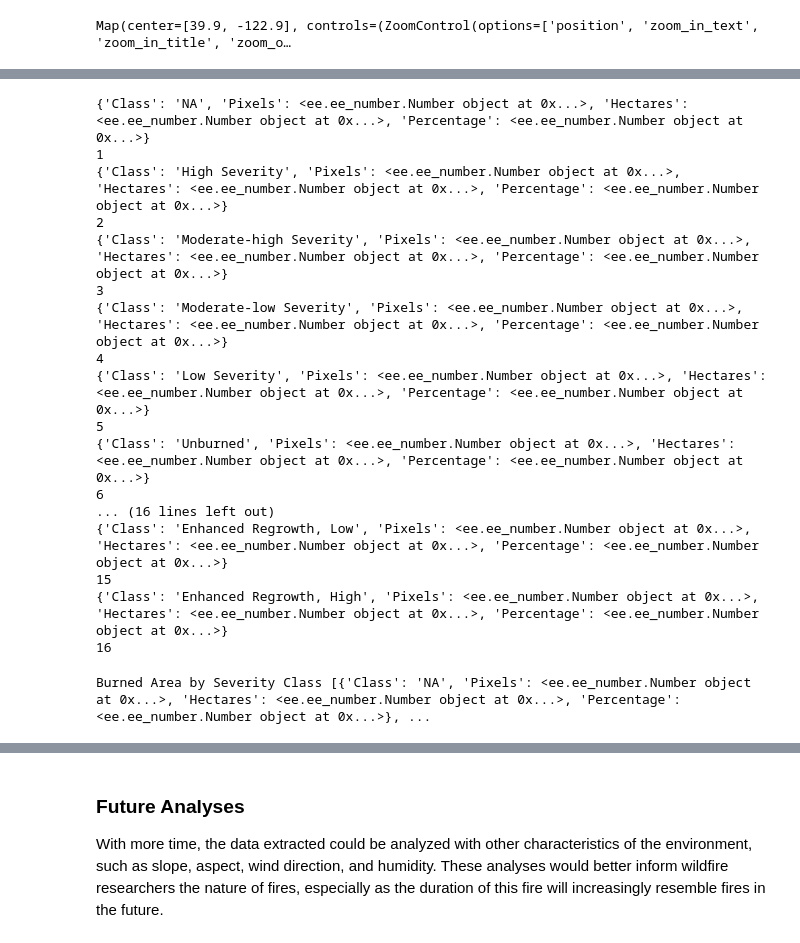
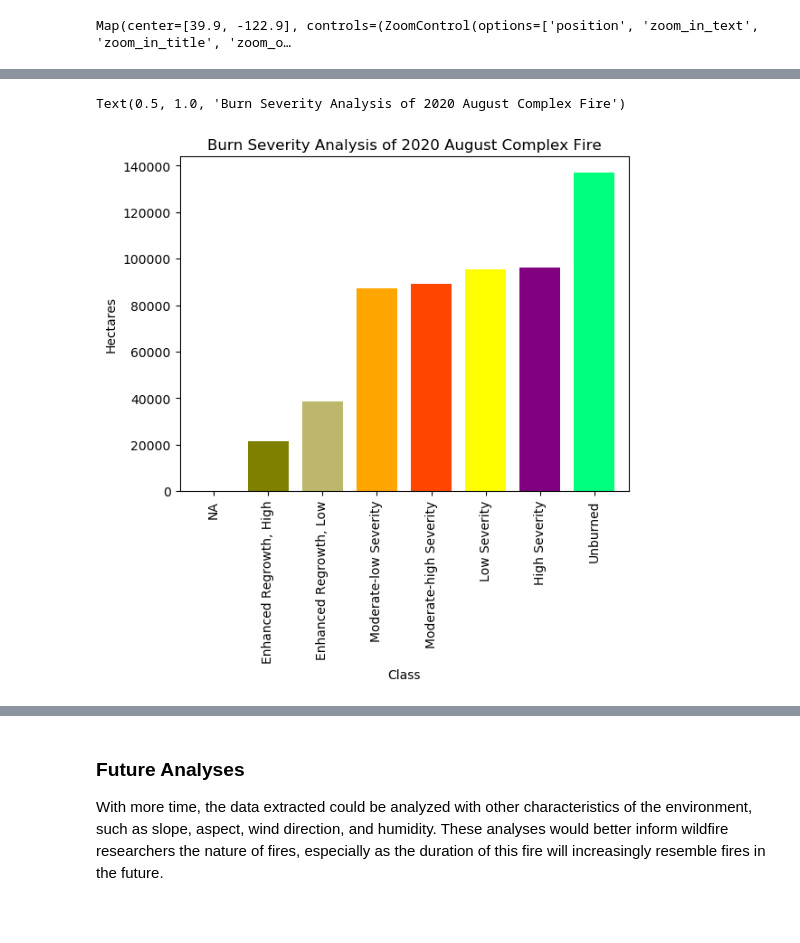
Before and after one commit to wsedgwick/eds220-burn-scar-analysis, a Jupyter notebook: SentinelNBR.ipynb, the cells around one changed output, grey strips where cells are left out. Saved outputs shown, nothing was run; the diff lists cells and outputs as text; code cells hidden in the pictures; blank space fills up the shorter version.

```diff
--- a/SentinelNBR.ipynb
+++ b/SentinelNBR.ipynb
@@ -311,4 +417,23 @@ NameError: name 'arealist' is not defined
 # %%
-High_Severity = arealist[0:2].pop()
-High_Severity['Hectares']
+
+stats = {'Class': ['NA',
+  'High Severity',
+  'Moderate-high Severity',
+  'Moderate-low Severity',
+  'Low Severity',
+  'Unburned',
+  'Enhanced Regrowth, Low',
+  'Enhanced Regrowth, High'],
+ 'Pixels': [0, 1067623, 989630, 968749, 1061877, 1522197, 427507, 237862],
+ 'Hectares': [0,
+  96086.07,
+  89066.7,
+  87187.41,
+  95568.93,
+  136997.73,
+  38475.63,
+  21407.58],
+ 'Percentage': [0, 17.01, 15.77, 15.44, 16.92, 24.26, 6.81, 3.79]}
+df_stats = pd.DataFrame(stats).set_index('Class')
+df_stats
 # %% [output]
@@ -326,28 +450,7 @@ TypeError: float() argument must be a string or a real number, not 'dict'
-# %%
-j = 0
-for i in arealist:
-    print(i)
-    j+=1
-    print(j)
-# %% [output]
-{'Class': 'NA', 'Pixels': <ee.ee_number.Number object at 0x...>, 'Hectares': <ee.ee_number.Number object at 0x...>, 'Percentage': <ee.ee_number.Number object at 0x...>}
-1
-{'Class': 'High Severity', 'Pixels': <ee.ee_number.Number object at 0x...>, 'Hectares': <ee.ee_number.Number object at 0x...>, 'Percentage': <ee.ee_number.Number object at 0x...>}
-2
-{'Class': 'Moderate-high Severity', 'Pixels': <ee.ee_number.Number object at 0x...>, 'Hectares': <ee.ee_number.Number object at 0x...>, 'Percentage': <ee.ee_number.Number object at 0x...>}
-3
-{'Class': 'Moderate-low Severity', 'Pixels': <ee.ee_number.Number object at 0x...>, 'Hectares': <ee.ee_number.Number object at 0x...>, 'Percentage': <ee.ee_number.Number object at 0x...>}
-4
-{'Class': 'Low Severity', 'Pixels': <ee.ee_number.Number object at 0x...>, 'Hectares': <ee.ee_number.Number object at 0x...>, 'Percentage': <ee.ee_number.Number object at 0x...>}
-5
-{'Class': 'Unburned', 'Pixels': <ee.ee_number.Number object at 0x...>, 'Hectares': <ee.ee_number.Number object at 0x...>, 'Percentage': <ee.ee_number.Number object at 0x...>}
-6
-... (16 lines left out)
-{'Class': 'Enhanced Regrowth, Low', 'Pixels': <ee.ee_number.Number object at 0x...>, 'Hectares': <ee.ee_number.Number object at 0x...>, 'Percentage': <ee.ee_number.Number object at 0x...>}
-15
-{'Class': 'Enhanced Regrowth, High', 'Pixels': <ee.ee_number.Number object at 0x...>, 'Hectares': <ee.ee_number.Number object at 0x...>, 'Percentage': <ee.ee_number.Number object at 0x...>}
-16
-# %%
-print('Burned Area by Severity Class', arealist);
-# %% [output]
-Burned Area by Severity Class [{'Class': 'NA', 'Pixels': <ee.ee_number.Number object at 0x...>, 'Hectares': <ee.ee_number.Number object at 0x...>, 'Percentage': <ee.ee_number.Number object at 0x...>}, ...
+# %%
+df_stats['Hectares'].sort_values().plot.bar(color = ['gold', 'olive', 'darkkhaki'  , 'orange', 'orangered', 'yellow','purple', 'springgreen' ], width = 0.75)
+plt.ylabel('Hectares')
+plt.title('Burn Severity Analysis of 2020 August Complex Fire')
+# %% [output]
+Text(0.5, 1.0, 'Burn Severity Analysis of 2020 August Complex Fire')
+[figure, added]
```
Also changed, not shown: parts of 56 cells of this notebook.
